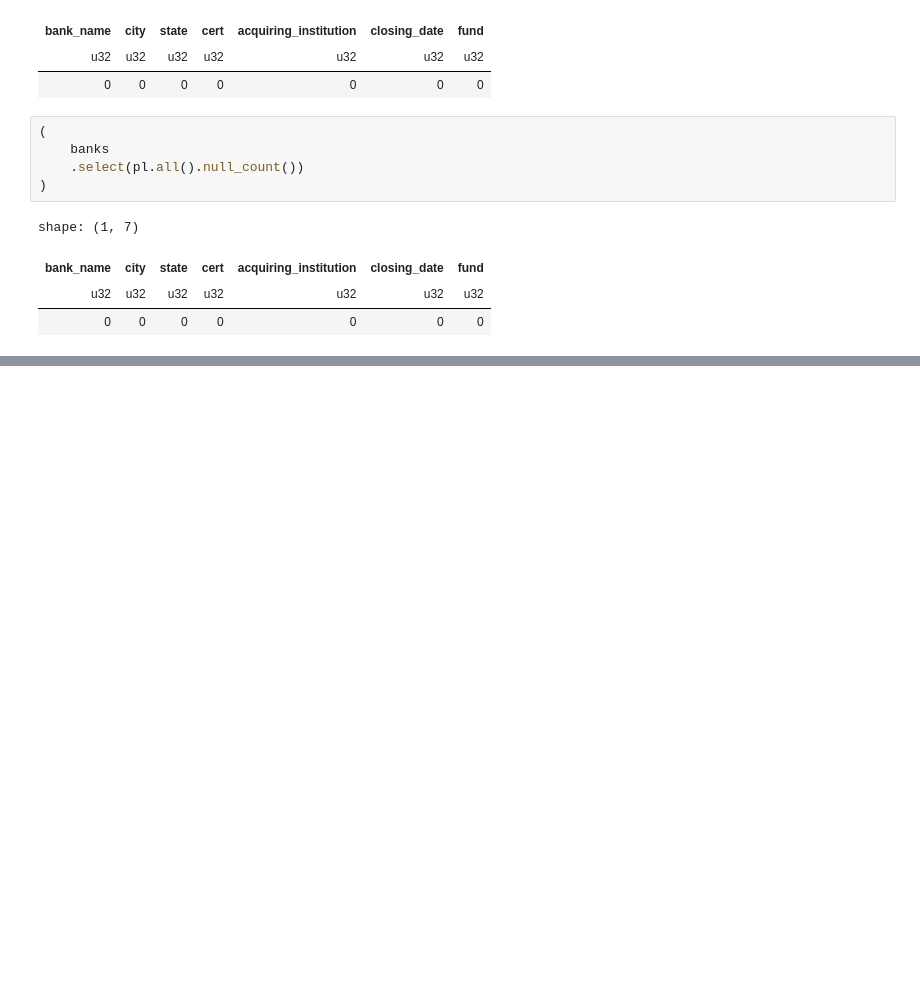
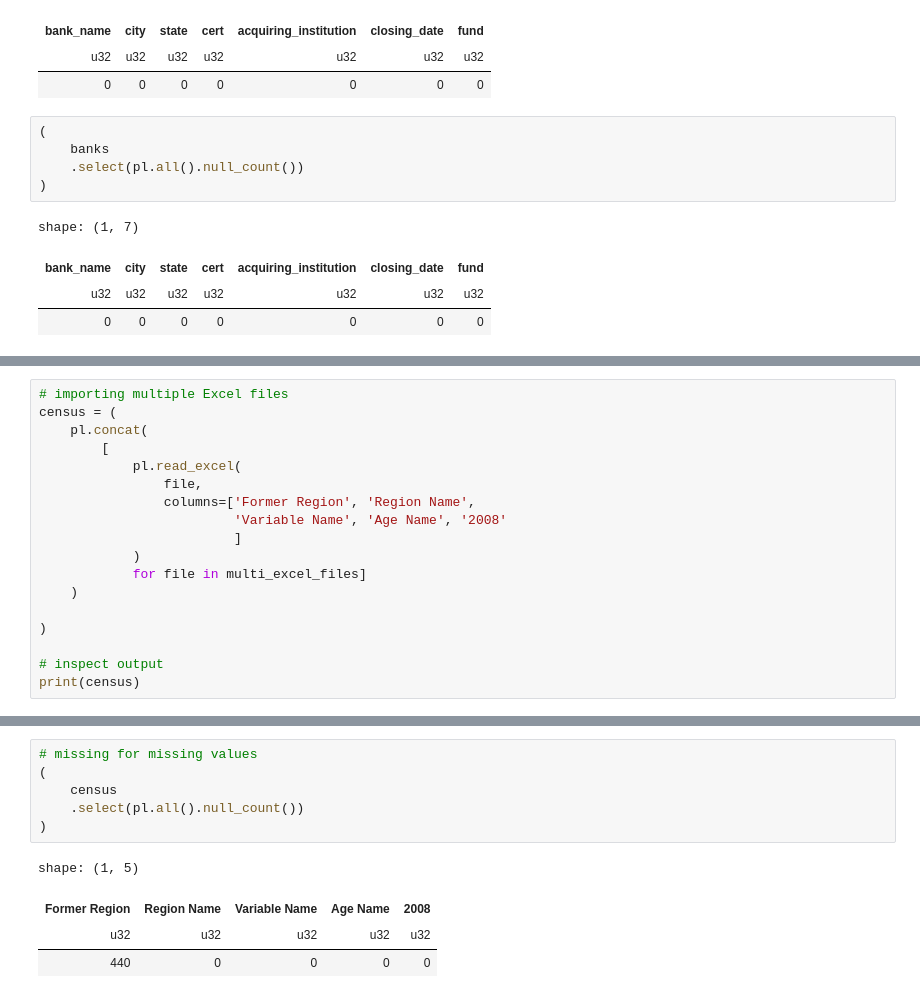
Before and after one commit to tongakuot/polars-orbits, a Jupyter notebook: 02-importing-data/importing-excel-file-into-polars.ipynb, the cells around one changed output, grey strips where cells are left out. Saved outputs shown, nothing was run; the diff lists cells and outputs as text; blank space fills up the shorter version.

```diff
--- a/02-importing-data/importing-excel-file-into-polars.ipynb
+++ b/02-importing-data/importing-excel-file-into-polars.ipynb
@@ -152,0 +213,18 @@ multi_excel_files = glob('../00-data/multiple_excel_files/*.xlsx')
+# %%
+# importing multiple Excel files
+census = (
+    pl.concat(
+        [
+            pl.read_excel(
+                file,
+                columns=['Former Region', 'Region Name',
+                         'Variable Name', 'Age Name', '2008'
+                         ]
+            )
+            for file in multi_excel_files]
+    )
+
+)
+
+# inspect output
+print(census)
@@ -152,0 +249,11 @@ multi_excel_files = glob('../00-data/multiple_excel_files/*.xlsx')
+# %%
+# missing for missing values
+(
+    census
+    .select(pl.all().null_count())
+)
+# %% [output]
+shape: (1, 5)
+| Former Region | Region Name | Variable Name | Age Name | 2008 |
+| u32 | u32 | u32 | u32 | u32 |
+| 440 | 0 | 0 | 0 | 0 |
```
Also changed, not shown: parts of 8 cells of this notebook.
